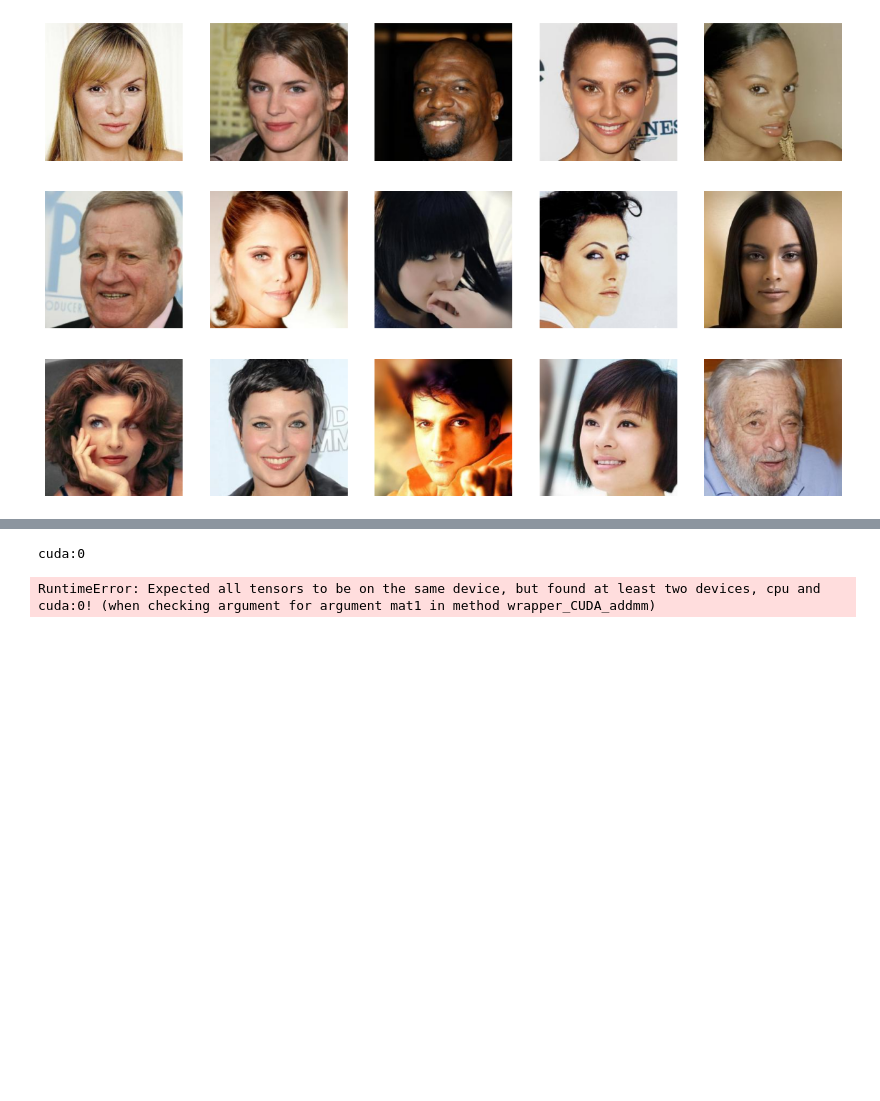
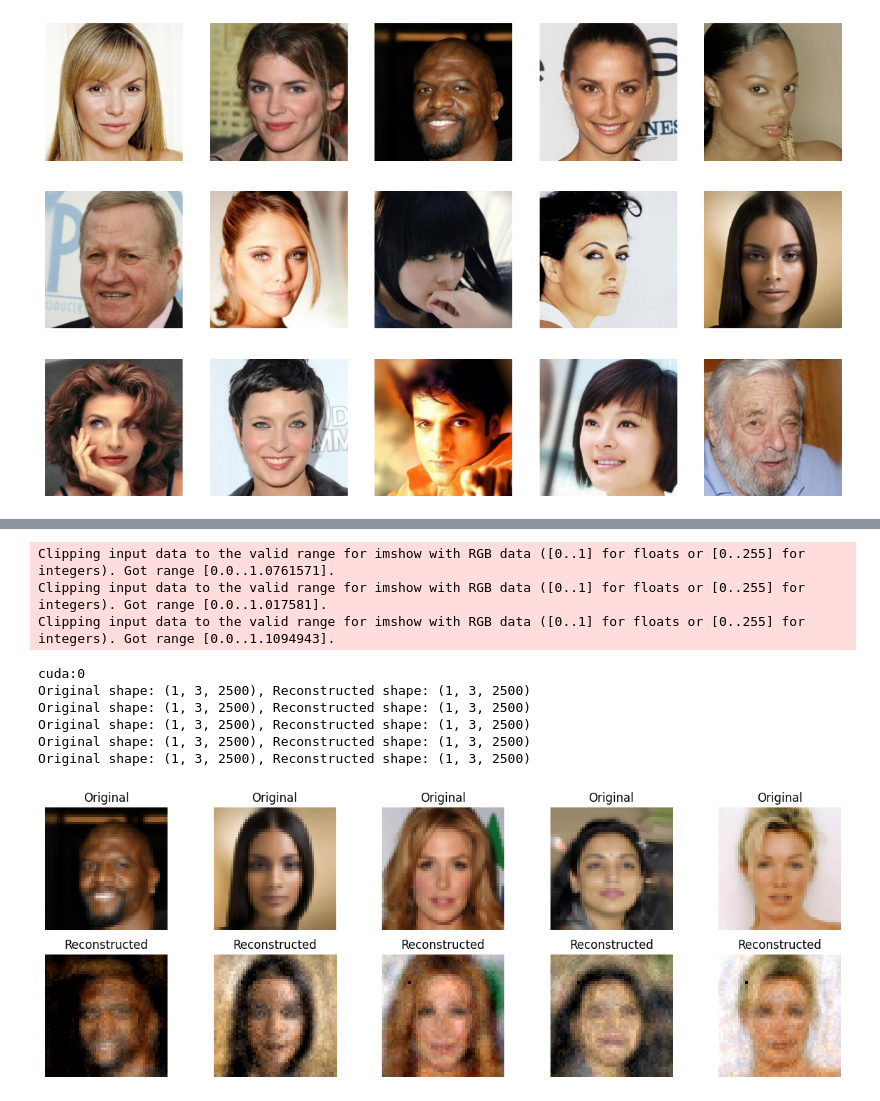
Before and after one commit to OmarFaig/VAE_vs_GAN, a Jupyter notebook: main.ipynb, the cells around one changed output, grey strips where cells are left out. Saved outputs shown, nothing was run; the diff lists cells and outputs as text; code cells hidden in the pictures; blank space fills up the shorter version.

```diff
--- a/main.ipynb
+++ b/main.ipynb
@@ -76,21 +76,21 @@ if True:#not os.path.exists(preprocessed_output_dir):
 class Autoencoder_linear(nn.Module):
     def __init__(self):
         super().__init__()
-        self.size_hidden_layers = 1024
+        self.size_hidden_layers = 512
         self.encoder = nn.Sequential(
-            nn.Linear(10000,5000),
+            nn.Linear(2500 ,2048),
             nn.ReLU(),
-            nn.Linear(5000,2000),
+            nn.Linear(2048,1024),
             nn.ReLU(),
-            nn.Linear(2000,self.size_hidden_layers),
+            nn.Linear(1024,self.size_hidden_layers),
             nn.ReLU(),
         )
         self.decoder = nn.Sequential(
-            nn.Linear(self.size_hidden_layers,2000),
+            nn.Linear(self.size_hidden_layers,1024),
             nn.ReLU(),
-            nn.Linear(2000,5000),
+            nn.Linear(1024,2048),
             nn.ReLU(),
-            nn.Linear(5000,10000),
+            nn.Linear(2048,2500),
             nn.ReLU(),
         )
     def init_weights(m):
@@ -108,14 +108,14 @@ class ImageDataset(torch.utils.data.Dataset):
         self.image_folder=image_folder
         self.images = os.listdir (image_folder)
         self.transform = transforms.Compose([
-            transforms.Resize((100, 100)),  # Resize images to 200x200
+            transforms.Resize((50, 50)),  # Resize images to 200x200
             transforms.ToTensor()           # Convert images to PyTorch tensors
         ])
     def __getitem__(self,idx):
         image_file = self.images[idx]
         image = Image.open((self.image_folder +"/"+ image_file))
         image = self.transform(image)
-        image = np.array(image).reshape(-1,100*100) #for lin autoencoder
+        #image = np.array(image).reshape(-1,50*50) #for lin autoencoder
         image = torch.Tensor(image)
         return image
     def __len__(self):
@@ -126,7 +126,7 @@ dataset_val = ImageDataset("human_face_generation_split/raw/validation")
 dataset_test = ImageDataset("human_face_generation_split/raw/test")
 show_dataset = ImageDataset("human_face_generation_split/show_imgs/train")
 
-train_data = torch.utils.data.DataLoader(dataset_preprocessed,batch_size=32,shuffle=True)
+train_data = torch.utils.data.DataLoader(dataset_preprocessed,batch_size=16,shuffle=True)
 val_data = torch.utils.data.DataLoader(dataset_val)
 test_data = torch.utils.data.DataLoader(dataset_test)
 show_data =torch.utils.data.DataLoader(show_dataset)
@@ -212,14 +235,16 @@ Autoencoder_linear(
 # %%
 linear_auto = Autoencoder_linear()
-checkpoint = torch.load("human_face_generation_split/20240901_165522/checkpoint_epoch_101.pt", weights_only=True)
+optimizer = torch.optim.Adam(linear_auto.parameters(), lr=1e-4)
+checkpoint = torch.load("human_face_generation_split/20240901_184457/checkpoint_epoch_101.pt", weights_only=True)
 linear_auto.load_state_dict(checkpoint['state_dict'])
 optimizer.load_state_dict(checkpoint['optimizer_state_dict'])
 epoch = checkpoint['epoch']
-loss = checkpoint['loss']
-linear_auto.eval()
+loss = checkpoint['train_loss']
+#linear_auto.eval()
 device = torch.device("cuda:0" if torch.cuda.is_available() else "cpu")
 print(device)
 def plot_original_and_reconstructed(model, dataloader, num_images=5):
+    model.to(device)
     model.eval()  # Set the model to evaluation mode
 
     images = []
@@ -232,37 +257,45 @@ def plot_original_and_reconstructed(model, dataloader, num_images=5):
 
             # Move tensors back to CPU for visualization
             data = data.cpu().numpy()
             reconstructed = reconstructed.cpu().numpy()
             print(f"Original shape: {data.shape}, Reconstructed shape: {reconstructed.shape}")  # Debugging output
 
             images.extend(data[:num_images])  # Original images
             reconstructed_images.extend(reconstructed[:num_images])  # Reconstructed images
 
             if len(images) >= num_images:
                 break
 
     # Plot the original and reconstructed images side by side
     plt.figure(figsize=(15, 5))
     for i in range(num_images):
         # Original images
         plt.subplot(2, num_images, i + 1)
-        plt.imshow(images[i].reshape(3, 100, 100).transpose(1, 2, 0))  # Reshape and transpose for RGB
+        plt.imshow(images[i].reshape(3, 50, 50).transpose(1, 2, 0))  # Reshape and transpose for RGB
         plt.title("Original")
         plt.axis('off')
 
         # Reconstructed images
         plt.subplot(2, num_images, num_images + i + 1)
-        plt.imshow(reconstructed_images[i].reshape(3, 100, 100).transpose(1, 2, 0))  # Reshape and transpose for RGB
+        plt.imshow(reconstructed_images[i].reshape(3, 50, 50).transpose(1, 2, 0))  # Reshape and transpose for RGB
         plt.title("Reconstructed")
         plt.axis('off')
 
     plt.show()
 
 # Assuming you want to plot 5 images
 plot_original_and_reconstructed(linear_auto, show_data, num_images=5)
 # %% [output]
-cuda:0
+Clipping input data to the valid range for imshow with RGB data ([0..1] for floats or [0..255] for integers). Got range [0.0..1.0761571].
+Clipping input data to the valid range for imshow with RGB data ([0..1] for floats or [0..255] for integers). Got range [0.0..1.017581].
+Clipping input data to the valid range for imshow with RGB data ([0..1] for floats or [0..255] for integers). Got range [0.0..1.1094943].
-RuntimeError: Expected all tensors to be on the same device, but found at least two devices, cpu and cuda:0! (when checking argument for argument mat1 in method wrapper_CUDA_addmm)
+cuda:0
+Original shape: (1, 3, 2500), Reconstructed shape: (1, 3, 2500)
+Original shape: (1, 3, 2500), Reconstructed shape: (1, 3, 2500)
+Original shape: (1, 3, 2500), Reconstructed shape: (1, 3, 2500)
+Original shape: (1, 3, 2500), Reconstructed shape: (1, 3, 2500)
+Original shape: (1, 3, 2500), Reconstructed shape: (1, 3, 2500)
+[figure, added]
 # %%
 class Autoencoder_conv(nn.Module):
     def __init__(self):
```
Also changed, not shown: parts of 6 cells of this notebook.
